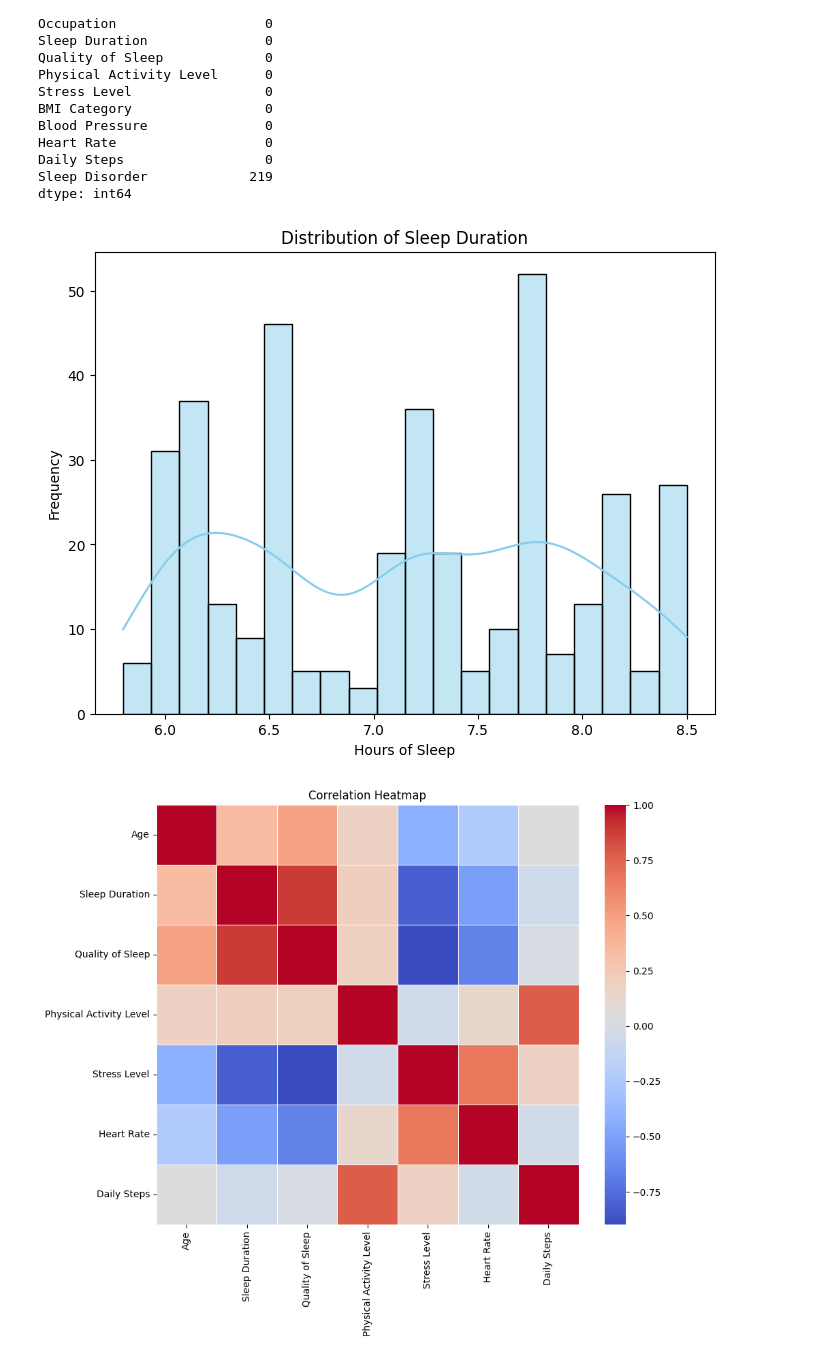
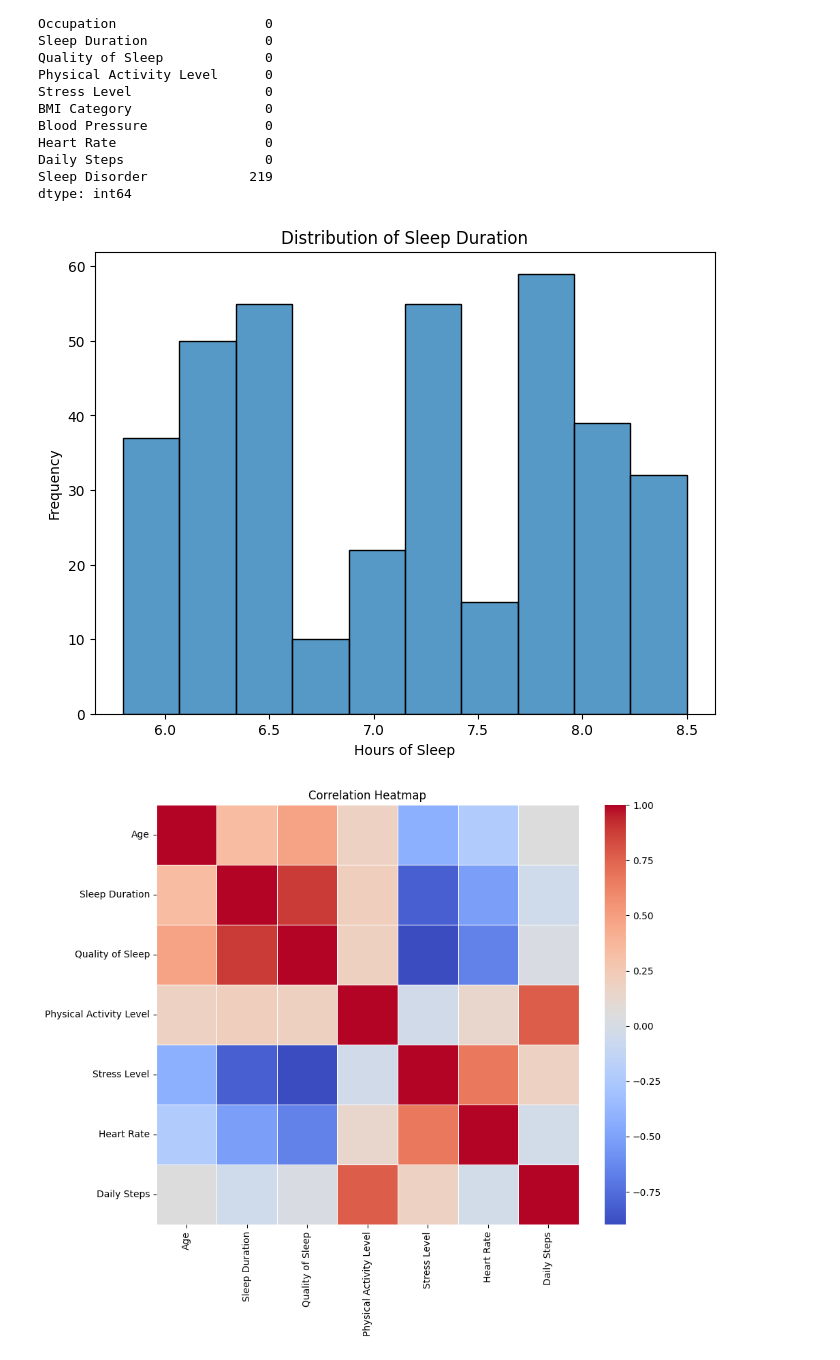
Before and after one commit to satyammayy/Health-Analysis, a Jupyter notebook: main.ipynb, the cells around one changed output. Saved outputs shown, nothing was run; the diff lists cells and outputs as text; code cells hidden in the pictures.

```diff
--- a/main.ipynb
+++ b/main.ipynb
@@ -73,17 +68,17 @@ dtype: int64
 # %%
 #DATA analysis of the dataset starts here
 warnings.filterwarnings("ignore", category=FutureWarning)
 #How many people sleep for the said no. of hours
 plt.figure(figsize=(8,6))
-sns.histplot(data['Sleep Duration'], kde=True, bins=20, color='skyblue') #kde is for estiamted probability density, bins for the no.of data grouped
+sns.histplot(data['Sleep Duration']) #kde is for estiamted probability density, bins for the no.of data grouped
 plt.title('Distribution of Sleep Duration')
 #Bins: The x-axis of the histogram is divided into intervals, called bins. Each bin represents a set of values. For example, if your bin is 1 hour wide, the bin can cover 6 to 7 hours of sleep.
 plt.xlabel('Hours of Sleep')
 plt.ylabel('Frequency')
 #Frequency: The y-axis of the histogram represents the frequency, calculated from data points (hours of sleep in this case) falling into each bin for, if 50 people slept for 6 to 7 hours, frequency the number of those bins will be 50
 plt.show()
 # %% [output]
-[figure, old version]
+[figure, new version]
 # %%
 #in correlation data we cannot have non numeric data so we select only numeric data
 numeric_data = data.select_dtypes(include='number').drop(columns=['Person ID'])
```
Also changed, not shown: parts of 5 cells of this notebook.
